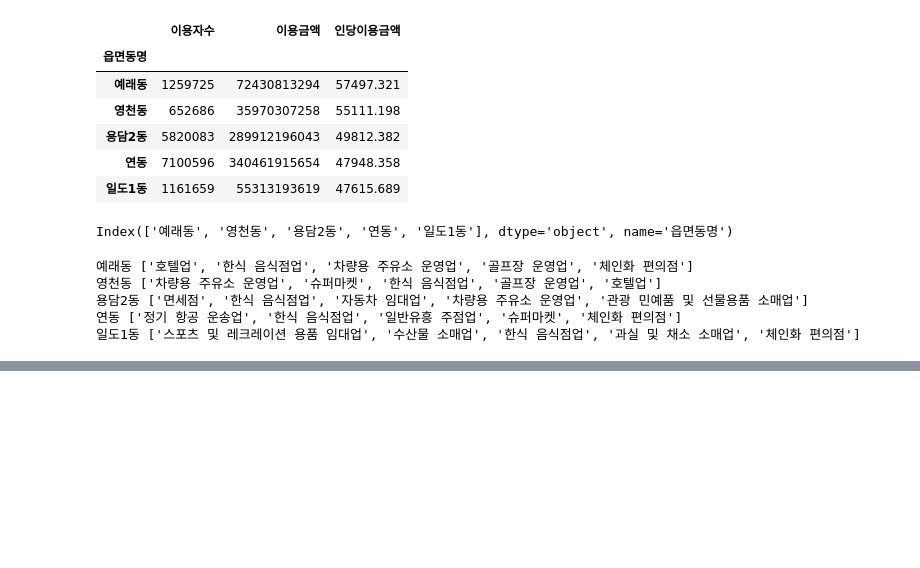
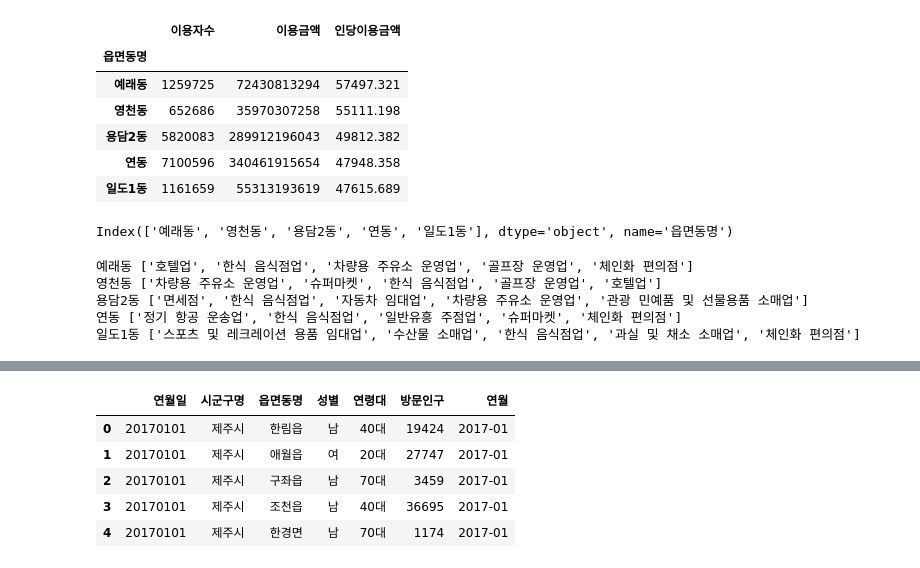
Before and after one commit to Crystal-0109/Codeit, a Jupyter notebook: JejuCardUseProject/jeju_card_project2.ipynb, the cells around one changed output, grey strips where cells are left out. Drawn from its saved outputs; the diff is of its cells as text; code cells hidden in the pictures; blank space fills up the shorter version.

```diff
--- a/JejuCardUseProject/jeju_card_project2.ipynb
+++ b/JejuCardUseProject/jeju_card_project2.ipynb
@@ -411,0 +491,9 @@ for reg in top5_region:
+# %%
+jeju_pop_df.head()
+# %% [output]
+|  | 연월일 | 시군구명 | 읍면동명 | 성별 | 연령대 | 방문인구 | 연월 |
+| 0 | 20170101 | 제주시 | 한림읍 | 남 | 40대 | 19424 | 2017-01 |
+| 1 | 20170101 | 제주시 | 애월읍 | 여 | 20대 | 27747 | 2017-01 |
+| 2 | 20170101 | 제주시 | 구좌읍 | 남 | 70대 | 3459 | 2017-01 |
+| 3 | 20170101 | 제주시 | 조천읍 | 남 | 40대 | 36695 | 2017-01 |
+| 4 | 20170101 | 제주시 | 한경면 | 남 | 70대 | 1174 | 2017-01 |
```
Also changed, not shown: parts of 18 cells of this notebook.
